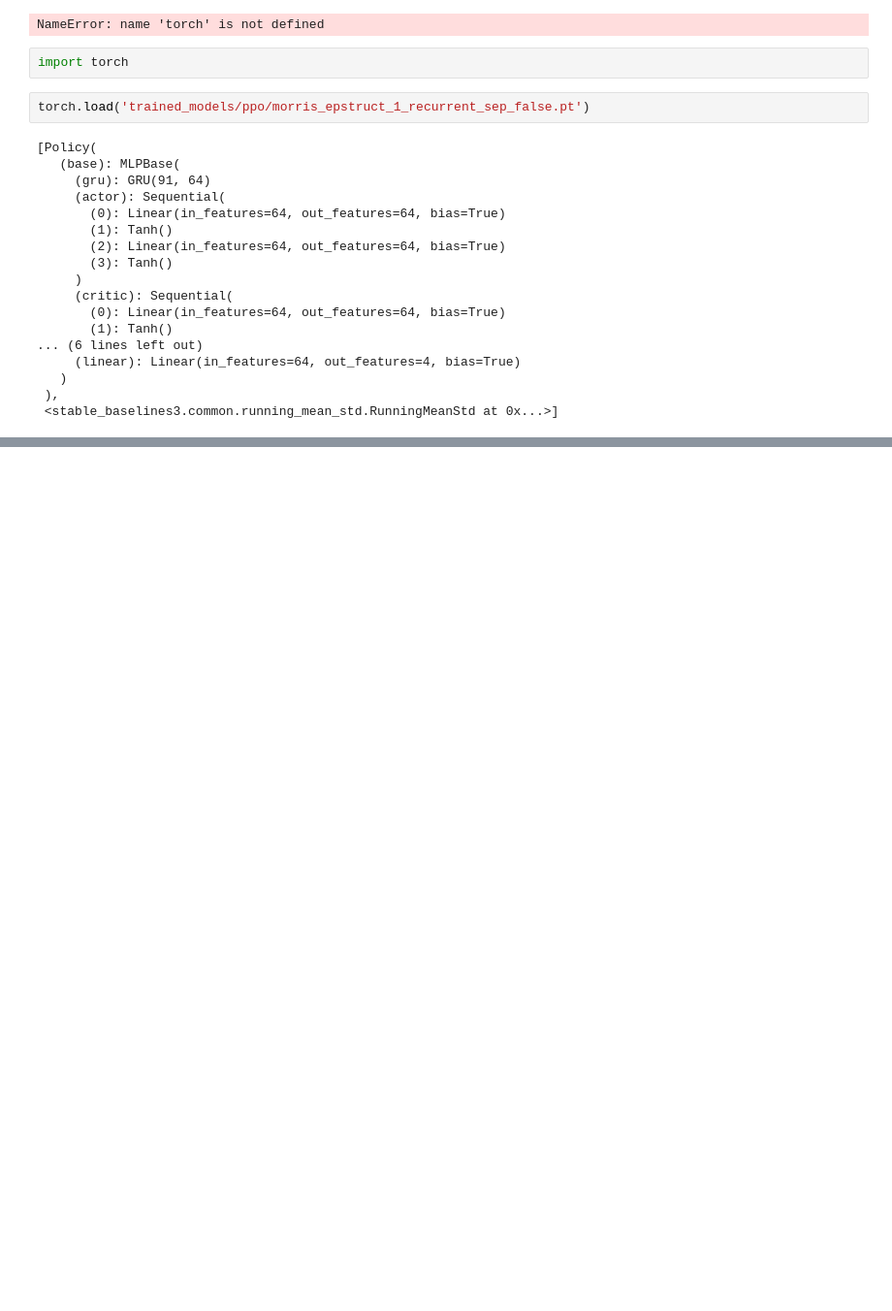
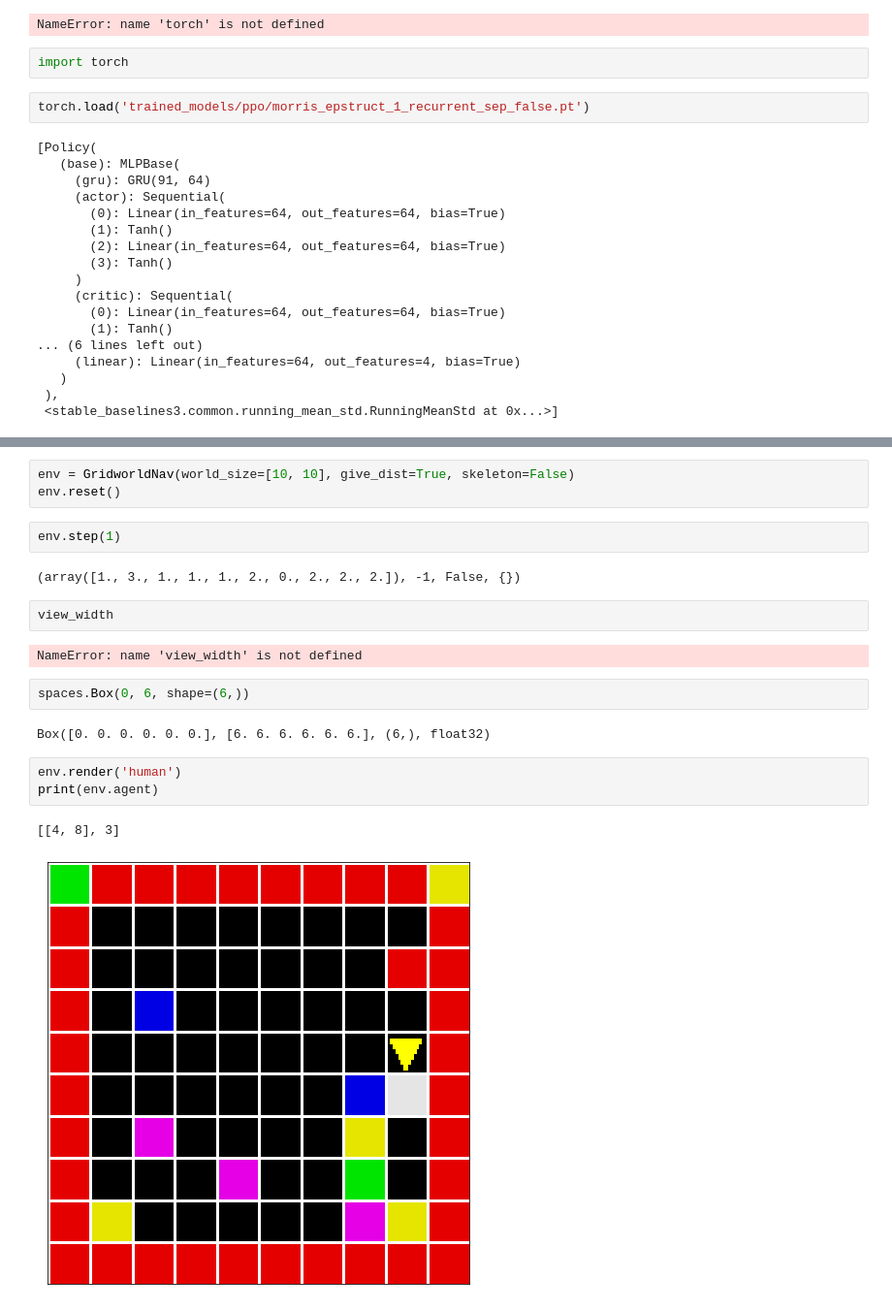
Before and after one commit to liuandrew/training-rl-algo, a Jupyter notebook: misc.ipynb, the cells around one changed output, grey strips where cells are left out. Shown at 97% size. Drawn from its saved outputs; the diff is of its cells as text; blank space fills up the shorter version.

Commit message:
Write a gridworld 2d nav env

```diff
--- a/misc.ipynb
+++ b/misc.ipynb
@@ -1643,0 +1944,21 @@ torch.load('trained_models/ppo/morris_epstruct_1_recurrent_sep_false.pt')
+# %%
+env = GridworldNav(world_size=[10, 10], give_dist=True, skeleton=False)
+env.reset()
+# %%
+env.step(1)
+# %% [output]
+(array([1., 3., 1., 1., 1., 2., 0., 2., 2., 2.]), -1, False, {})
+# %%
+view_width
+# %% [output]
+NameError: name 'view_width' is not defined
+# %%
+spaces.Box(0, 6, shape=(6,))
+# %% [output]
+Box([0. 0. 0. 0. 0. 0.], [6. 6. 6. 6. 6. 6.], (6,), float32)
+# %%
+env.render('human')
+print(env.agent)
+# %% [output]
+[[4, 8], 3]
+[figure, added]
```
Also changed, not shown: parts of 7 cells of this notebook, 4 other files.
